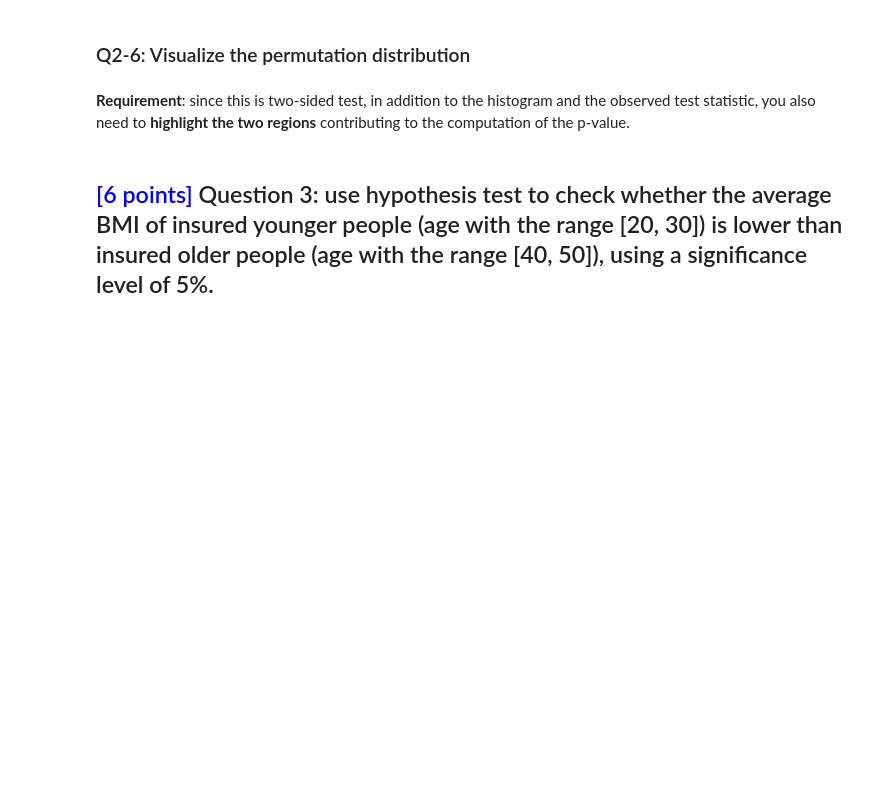
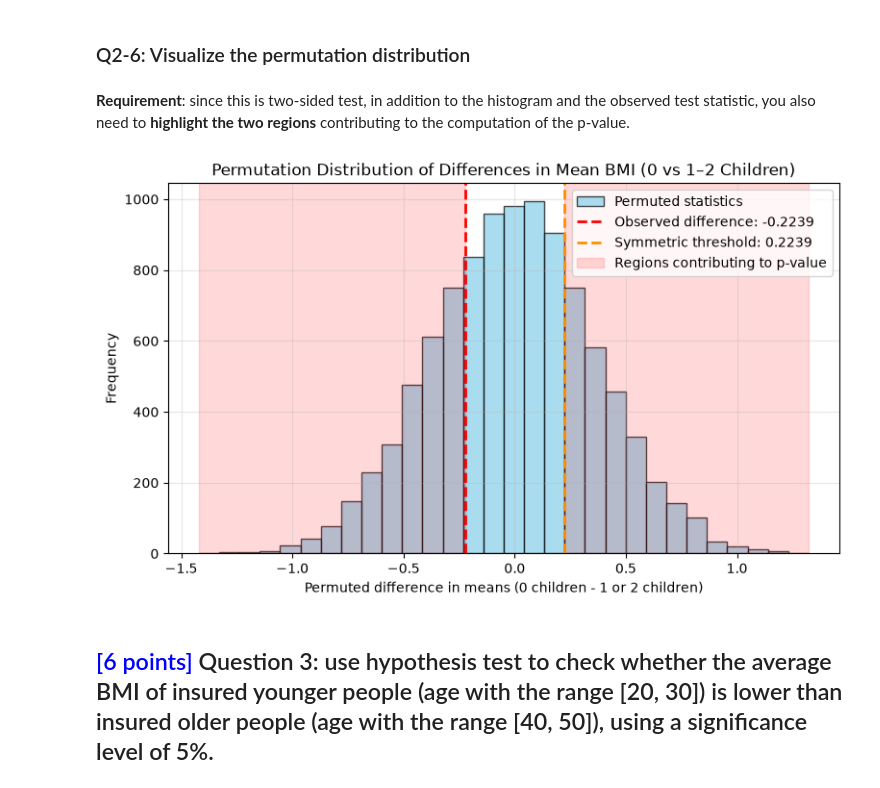
Before and after one commit to chikooooo/Statistics, a Jupyter notebook: Lab 7/TP7_Hypothesis_Testing.ipynb, the cells around one changed output. Saved outputs shown, nothing was run; the diff lists cells and outputs as text; code cells hidden in the pictures; blank space fills up the shorter version.

```diff
--- a/Lab 7/TP7_Hypothesis_Testing.ipynb
+++ b/Lab 7/TP7_Hypothesis_Testing.ipynb
@@ -1037,6 +1039,57 @@ Two-sided p-value: 0.5403
 **Requirement**: since this is two-sided test, in addition to the histogram and the observed test statistic, you also need to **highlight the two regions** contributing to the computation of the p-value.
 # %%
 # insert your code here
+abs_obs = abs(observed_stat)
+
+plt.figure(figsize=(9, 5))
+plt.hist(
+    permutation_stats,
+    bins=30,
+    alpha=0.7,
+    color="skyblue",
+    edgecolor="black",
+    label="Permuted statistics",
+)
+
+plt.axvline(
+    observed_stat,
+    color="red",
+    linestyle="--",
+    linewidth=2,
+    label=f"Observed difference: {observed_stat:.4f}",
+)
+
+plt.axvline(
+    -observed_stat,
+    color="darkorange",
+    linestyle="--",
+    linewidth=2,
+    label=f"Symmetric threshold: {-observed_stat:.4f}",
+)
+
+plt.axvspan(
+    permutation_stats.min(),
+    -abs_obs,
+    color="red",
+    alpha=0.15,
+    label="Regions contributing to p-value",
+)
+
+plt.axvspan(
+    abs_obs,
+    permutation_stats.max(),
+    color="red",
+    alpha=0.15,
+)
+
+plt.title("Permutation Distribution of Differences in Mean BMI (0 vs 1–2 Children)")
+plt.xlabel("Permuted difference in means (0 children - 1 or 2 children)")
+plt.ylabel("Frequency")
+plt.legend()
+plt.grid(alpha=0.3)
+plt.show()
+# %% [output]
+[figure, added]
 # %% [markdown]
 ## <span style="color:blue;"> [6 points] </span> Question 3: use hypothesis test to check whether the average BMI of insured younger people (age with the range [20, 30]) is lower than insured older people (age with the range [40, 50]), using a significance level of 5%.
 # %% [markdown]
```
Also changed, not shown: parts of 10 cells of this notebook, 1 other file.
